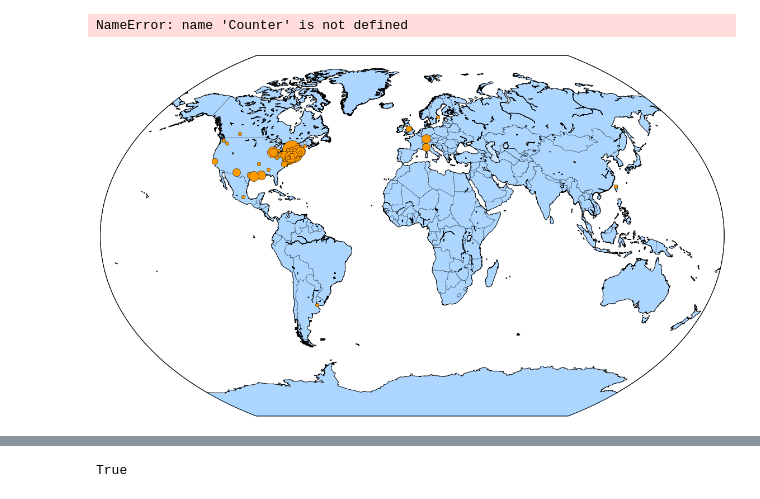
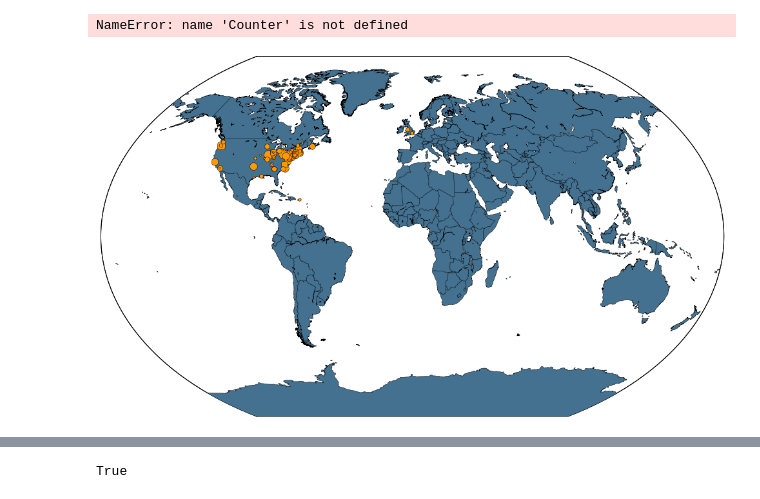
Before and after one commit to erickpeirson/MBL-course-data-visualizations, a Jupyter notebook: 2014-01-20 MBL Course Data.ipynb, the cells around one changed output, grey strips where cells are left out. Saved outputs shown, nothing was run; the diff lists cells and outputs as text; code cells hidden in the pictures.

Commit message:
geodata visualizations, by 5-year period
included missing values, too

```diff
--- a/2014-01-20 MBL Course Data.ipynb
+++ b/2014-01-20 MBL Course Data.ipynb
@@ -400,36 +407,57 @@ affiliations_slice = [ datum['affiliation'] for datum in new_data if datum['date
 affiliations_values = Counter(affiliations_slice)
 # %% [output]
 NameError: name 'Counter' is not defined
+# %%
+slice_length = 5
 # %%
-for i in xrange(2000,2001):
-    affiliations_slice = [ datum['affiliation'] for datum in new_data \
-                           if datum['date'] == i \
-                           and datum['affiliation'] != 'Marine Biological Laboratory']
+missing_geodata = {}
+for i in xrange(1945,1950, slice_length):
+    affiliations_slice = []
+    for datum in new_data:
+        if i <= datum['date'] < i + slice_length:
+            i_split = datum['affiliation'].split('/')
+
+            if len(i_split) > 1:
+                for i in i_split:
+                    affiliations_slice.append(i.strip().replace('_x000B_', ''))
+            else:
+                affiliations_slice.append(datum['affiliation'].replace('_x000B_',''))
+    for datum in investigator_data:
+        if i<= datum['date'] < i + slice_length:
+            try:
+                affiliations_slice.append(datum['affiliation'].replace('.','').strip())
+            except KeyError:
+                pass
+
     affiliations_values = Counter(affiliations_slice)
 
     geodata_slice = []
     for a in affiliations_values:
         try:
             geodata_slice.append(geodata[a])
         except KeyError:
-            pass
+            missing_geodata[i] += 1
 
 #    geodata_slice = [ geodata[aff] for aff in affiliations_values.keys() ]
     lons = [ v['lng'] for v in geodata_slice ]
     lats = [ v['lat'] for v in geodata_slice ]
     msize = affiliations_values.values()
 
-    plt.figure(figsize=(20,20))
+    plt.figure(figsize=(20,10))
     map = Basemap(projection='kav7', resolution = 'l', area_thresh = 1000.0, lat_0=0, lon_0=0)
-    map.drawcoastlines()
-    map.drawcountries()
-    map.fillcontinents(color = '#3399FF', alpha=0.4)
+    map.drawcoastlines(linewidth=0.5)
+    map.drawcountries(linewidth=0.5)
+    r = 68./255.
+    g = 113./255.
+    b = 144./255.
+
+    map.fillcontinents(color = (r,g,b), alpha=1)
     map.drawmapboundary()
 
     x,y = map(lons, lats)
     for lon, lat, size in zip(x, y, msize):
-        map.plot(lon, lat, markersize=np.log(size)*10, color='#FF9900', marker='o', ls='None')
+        map.plot(lon, lat, markersize=np.log(size)*4, color='#FF9900', marker='o', ls='None')
 
     plt.savefig(figdir + str(i) + ".png", dpi=300, format='png')
 # %% [output]
-[figure, old version]
+[figure, new version]
```
Also changed, not shown: parts of 3 cells of this notebook, 15 other files.
